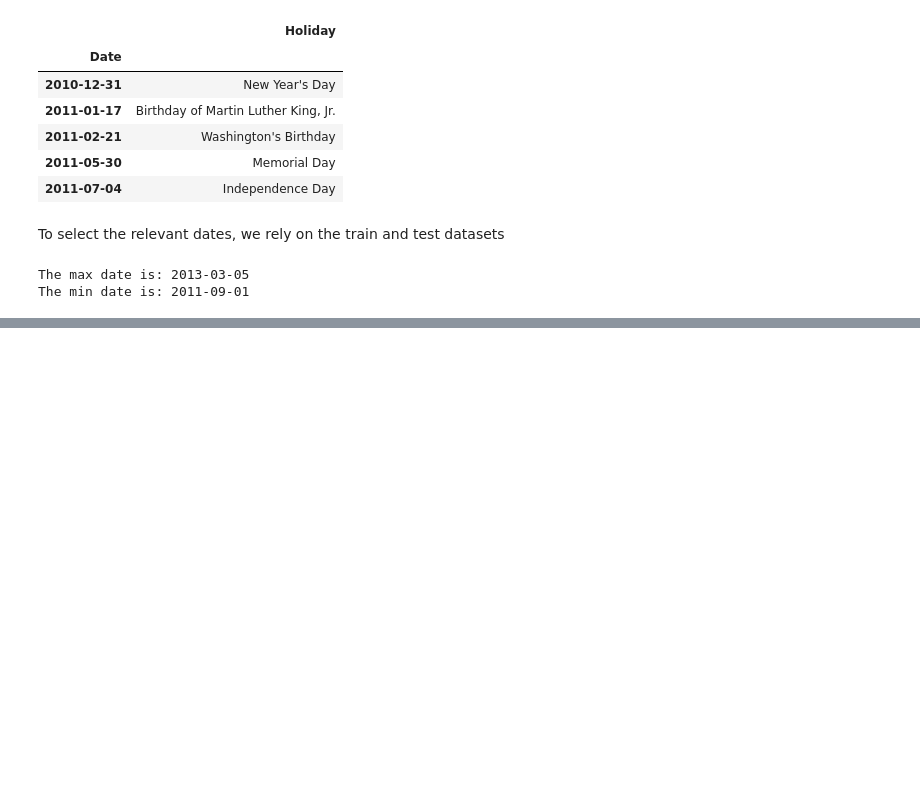
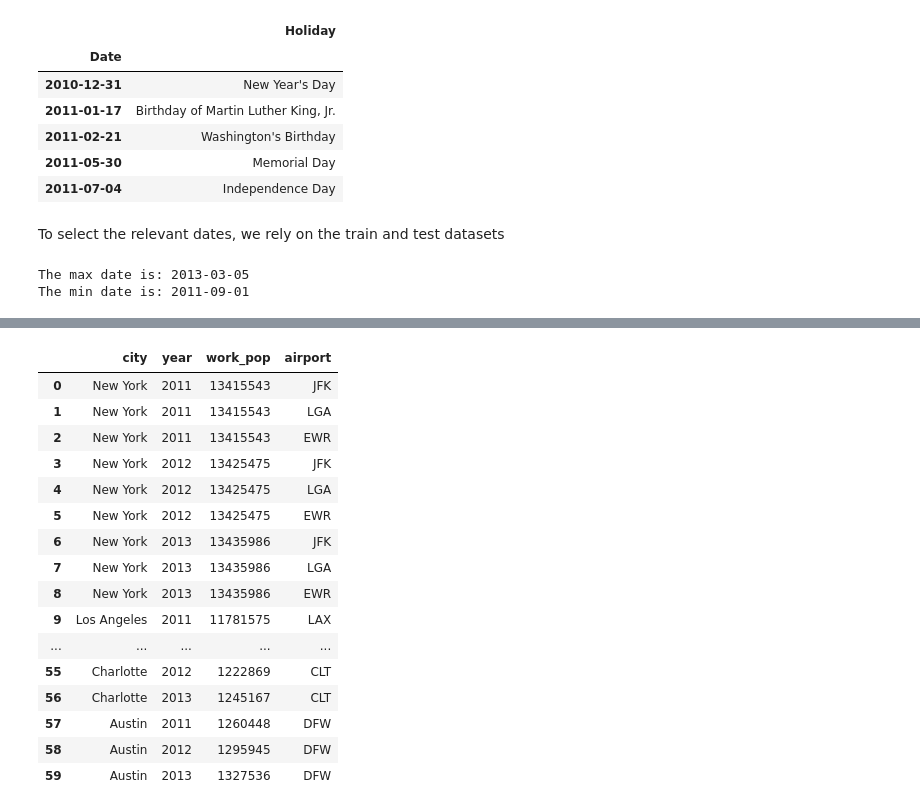
Before and after one commit to henrique-britoleao/air_passenger_traffic, a Jupyter notebook: data_treating.ipynb, the cells around one changed output, grey strips where cells are left out. Cells and saved outputs as stored; diff of their text form; code cells hidden in the pictures; blank space fills up the shorter version.

Commit message:
Add data sources

```diff
--- a/data_treating.ipynb
+++ b/data_treating.ipynb
@@ -166,0 +172,5 @@ us_hol.to_csv(os.path.join('processed_add_data', 'usholidays_processed.csv'))
+# %%
+#loading and renaming dataset
+working_pop = pd.read_csv(os.path.join('raw_add_data', 'working_age_pop.csv'), usecols=['Metropolitan areas', 'Year', 'Value'])
+working_pop = working_pop.rename(columns={'Metropolitan areas':'city', 'Year':'year', 'Value':'work_pop'})
+working_pop.head()
@@ -166,0 +184,6 @@ us_hol.to_csv(os.path.join('processed_add_data', 'usholidays_processed.csv'))
+# %%
+#join working_pop to city_airport to get add airport belonging to metro_area
+#clean metropolitan area names
+working_pop['city'] = working_pop['city'].str.replace("Greater", "")
+working_pop['city'] = working_pop['city'].str.replace("\\(\\)", "")
+working_pop['city'] = working_pop['city'].str.rstrip()
@@ -166,0 +206,21 @@ us_hol.to_csv(os.path.join('processed_add_data', 'usholidays_processed.csv'))
+# %%
+working_pop_airport = pd.merge(working_pop, city_airport, how='left',  on='city')
+working_pop_airport
+# %% [output]
+|  | city | year | work_pop | airport |
+| 0 | New York | 2011 | 13415543 | JFK |
+| 1 | New York | 2011 | 13415543 | LGA |
+| 2 | New York | 2011 | 13415543 | EWR |
+| 3 | New York | 2012 | 13425475 | JFK |
+| 4 | New York | 2012 | 13425475 | LGA |
+| 5 | New York | 2012 | 13425475 | EWR |
+| 6 | New York | 2013 | 13435986 | JFK |
+| 7 | New York | 2013 | 13435986 | LGA |
+| 8 | New York | 2013 | 13435986 | EWR |
+| 9 | Los Angeles | 2011 | 11781575 | LAX |
+| ... | ... | ... | ... | ... |
+| 55 | Charlotte | 2012 | 1222869 | CLT |
+| 56 | Charlotte | 2013 | 1245167 | CLT |
+| 57 | Austin | 2011 | 1260448 | DFW |
+| 58 | Austin | 2012 | 1295945 | DFW |
+| 59 | Austin | 2013 | 1327536 | DFW |
```
Also changed, not shown: parts of 5 cells of this notebook.
